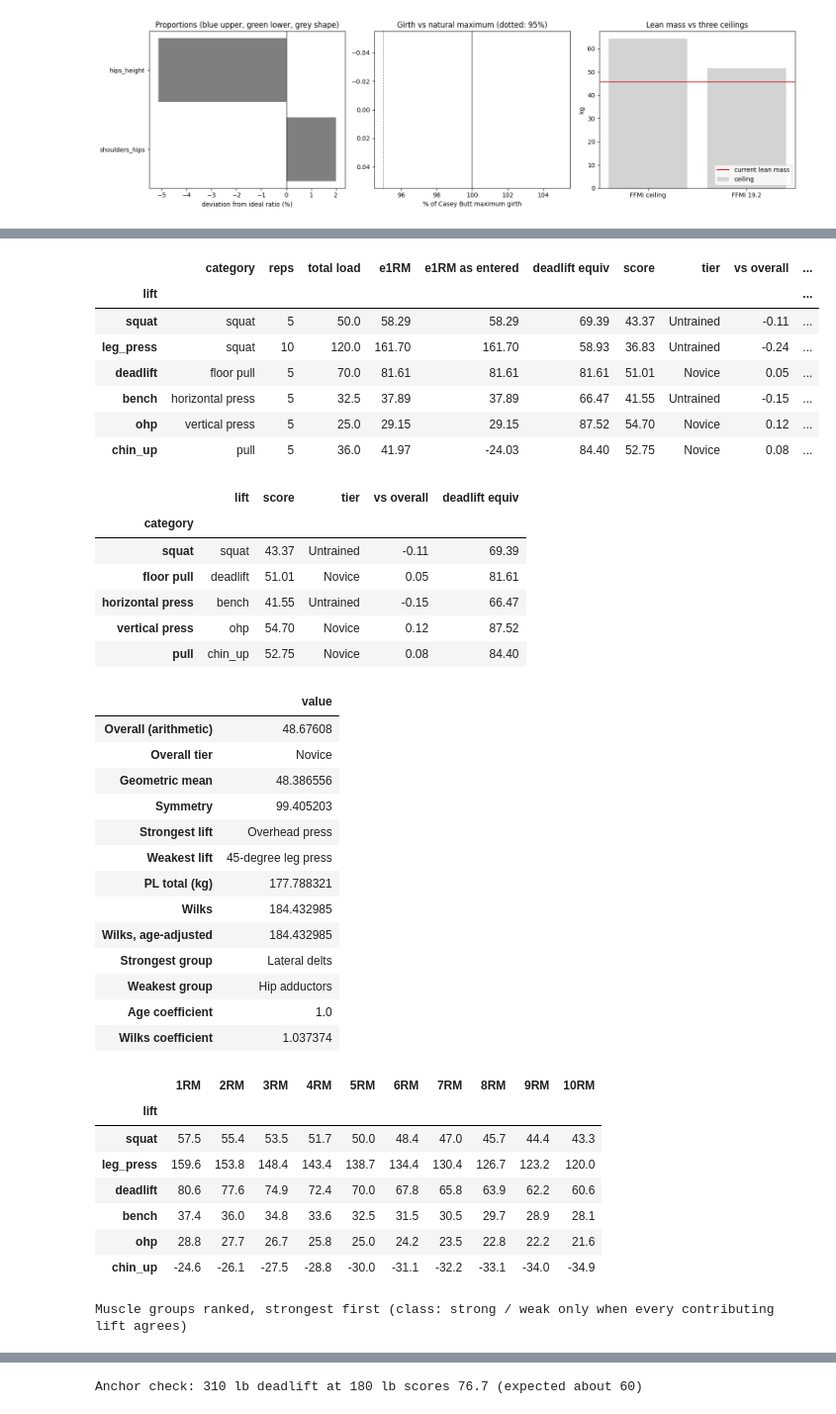
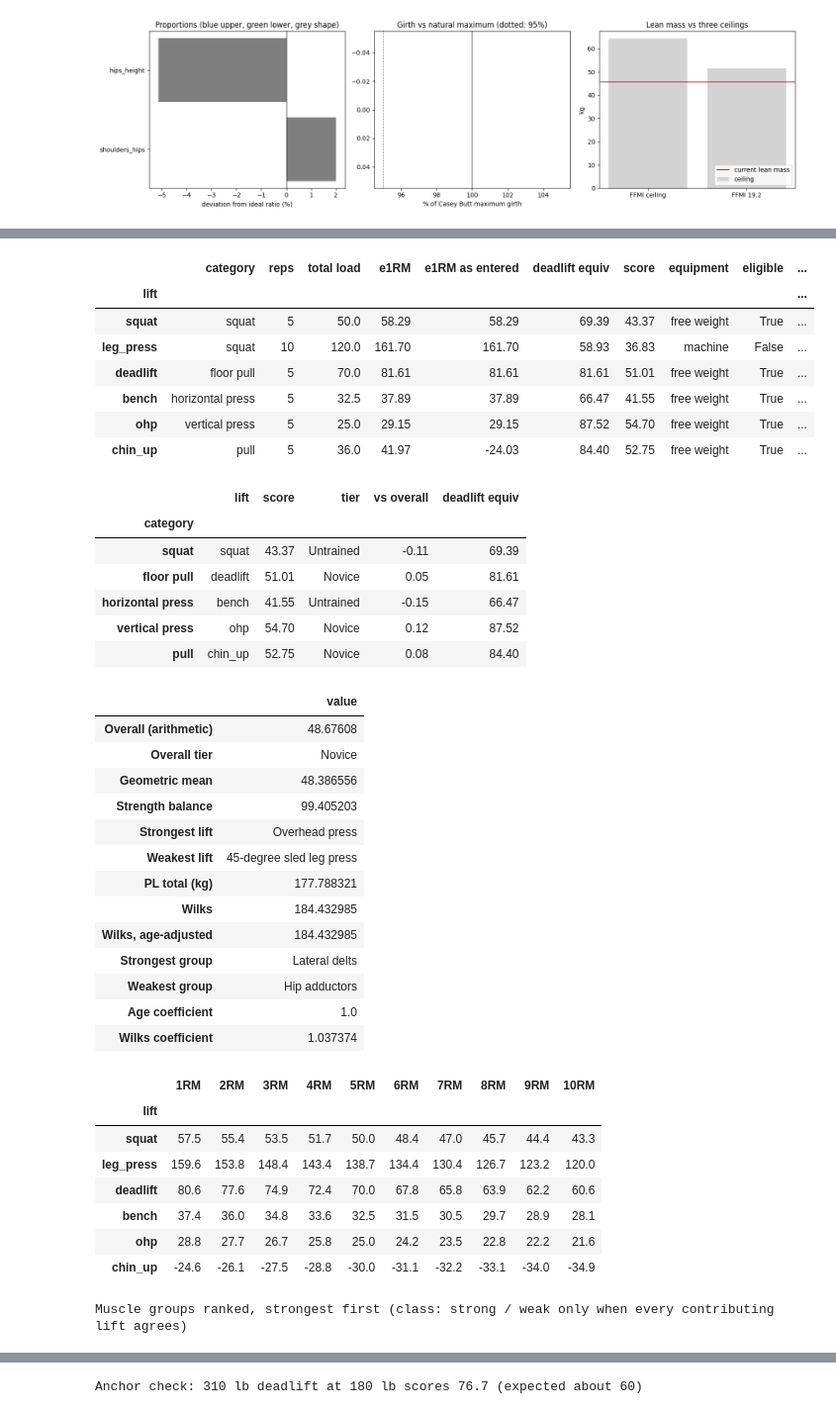
Before and after one commit to danmcne/Body-Assessment, a Jupyter notebook: body_assessment.ipynb, the cells around one changed output, grey strips where cells are left out. Shown at 99% size. Cells and saved outputs as stored; diff of their text form; code cells hidden in the pictures.

```diff
--- a/body_assessment.ipynb
+++ b/body_assessment.ipynb
@@ -75,7 +76,8 @@ butt = block("site", "a (wrist)")
 lifts = block("key", "label").set_index("key")
 tiers = block("tier", "min score")
 agecoef = block("age", "coefficient").astype(float).set_index("age")["coefficient"]
-GROUP_COLS = [c for c in lifts.columns[lifts.columns.get_loc("source") + 1:] if c not in ("bw offset", "factor (male)", "factor (female)")]
+GROUP_COLS = [c for c in lifts.columns[lifts.columns.get_loc("source") + 1:]
+              if c not in ("bw offset", "factor (male)", "factor (female)", "equipment", "confidence")]
 print(f"Dates available: {[d.date().isoformat() for d in history.columns]}")
 # %% [output]
 Sex: female
@@ -289,6 +291,8 @@ def strength(raw):
         if load is None or reps is None or math.isnan(load) or math.isnan(reps):
             continue
         reps = math.floor(reps)                    # sets to failure; decimals rounded down
+        if reps < 1 or reps > 10:
+            continue                               # outside Wathan's reliable range: not scored
         bwlift = int(lifts.at[k, "bodyweight lift"]) == 1
         total = load + (bw if bwlift else 0)
         e1 = total / wathan_factor(reps)
@@ -306,7 +310,12 @@ def strength(raw):
                      "e1RM": e1, "e1RM as entered": e1 - (bw if bwlift else 0), "deadlift equiv": dleq,
                      "score": dleq * perkg, "reps maxes": [total * wathan_factor(n) / wathan_factor(eff) - (bw if bwlift else 0) for n in range(1, 11)]})
     T = pd.DataFrame(rows).set_index("lift")
-    cats = T.loc[T.groupby("category")["score"].idxmax()].reset_index().set_index("category")
+    # machine lifts count for a category only when no free-weight lift is entered in it
+    T["equipment"] = [lifts.at[k, "equipment"] for k in T.index]
+    free_cats = set(T.loc[T.equipment != "machine", "category"])
+    T["eligible"] = [(e != "machine") or (c not in free_cats) for e, c in zip(T.equipment, T.category)]
+    E_ = T[T.eligible]
+    cats = E_.loc[E_.groupby("category")["score"].idxmax()].reset_index().set_index("category")
     cats = cats.reindex([c for c in ["squat", "floor pull", "horizontal press", "vertical press", "pull"] if c in cats.index])
     overall = cats.score.mean()
     gm = math.exp(np.log(cats.score).mean())
@@ -322,42 +331,42 @@ def strength(raw):
         if not members:
             grows[g] = {"score": np.nan, "lifts counted": 0, "lowest lift": np.nan, "highest lift": np.nan, "class": "no data"}
             continue
         d = T.loc[members, "vs overall"]
         lo, hi = d.min(), d.max()
         c = ("strong" if lo > P["dev_tol"] else "weak" if hi < -P["dev_tol"]
              else "in line" if (lo >= -P["dev_tol"] and hi <= P["dev_tol"]) else "mixed")
         grows[g] = {"score": T.loc[members, "score"].mean(), "lifts counted": len(members), "lowest lift": lo, "highest lift": hi, "class": c}
     G = pd.DataFrame(grows).T
     G["score"] = G["score"].astype(float)
     G["tier"] = G.score.map(tier); G["vs overall"] = G.score / overall - 1
     summary = {"Overall (arithmetic)": overall, "Overall tier": tier(overall), "Geometric mean": gm,
-               "Symmetry": 100 * gm / overall, "Strongest lift": lifts.at[T.score.idxmax(), "label"],
+               "Strength balance": 100 * gm / overall, "Strongest lift": lifts.at[T.score.idxmax(), "label"],
                "Weakest lift": lifts.at[T.score.idxmin(), "label"], "PL total (kg)": pl_total,
                "Wilks": pl_total * wilks, "Wilks, age-adjusted": pl_total * wilks * agec,
                "Strongest group": G.score.idxmax(), "Weakest group": G.score.idxmin(),
                "Age coefficient": agec, "Wilks coefficient": wilks}
     return T, cats, G, summary, pl
 
 raw = history[date].to_dict()
 T, cats, G, S_sum, PLs = strength(raw)
 display(T.drop(columns="reps maxes").round(2))
 display(cats[["lift", "score", "tier", "vs overall", "deadlift equiv"]].round(2))
 display(pd.Series(S_sum).to_frame("value"))
 display(pd.DataFrame(T["reps maxes"].tolist(), index=T.index, columns=[f"{n}RM" for n in range(1, 11)]).round(1))
 ranked = G.dropna(subset=["score"]).sort_values("vs overall", ascending=False)
 print("Muscle groups ranked, strongest first (class: strong / weak only when every contributing lift agrees)")
 display(ranked[["vs overall", "class", "lowest lift", "highest lift", "lifts counted"]])
 for c_ in ("strong", "weak", "mixed", "in line"):
     print(f"{c_:>8}: {', '.join(ranked.index[ranked['class'] == c_]) or '-'}")
 # %% [output]
-|  | category | reps | total load | e1RM | e1RM as entered | deadlift equiv | score | tier | vs overall | ... |
+|  | category | reps | total load | e1RM | e1RM as entered | deadlift equiv | score | equipment | eligible | ... |
 | lift |  |  |  |  |  |  |  |  |  | ... |
-| squat | squat | 5 | 50.0 | 58.29 | 58.29 | 69.39 | 43.37 | Untrained | -0.11 | ... |
-| leg_press | squat | 10 | 120.0 | 161.70 | 161.70 | 58.93 | 36.83 | Untrained | -0.24 | ... |
-| deadlift | floor pull | 5 | 70.0 | 81.61 | 81.61 | 81.61 | 51.01 | Novice | 0.05 | ... |
-| bench | horizontal press | 5 | 32.5 | 37.89 | 37.89 | 66.47 | 41.55 | Untrained | -0.15 | ... |
-| ohp | vertical press | 5 | 25.0 | 29.15 | 29.15 | 87.52 | 54.70 | Novice | 0.12 | ... |
-| chin_up | pull | 5 | 36.0 | 41.97 | -24.03 | 84.40 | 52.75 | Novice | 0.08 | ... |
+| squat | squat | 5 | 50.0 | 58.29 | 58.29 | 69.39 | 43.37 | free weight | True | ... |
+| leg_press | squat | 10 | 120.0 | 161.70 | 161.70 | 58.93 | 36.83 | machine | False | ... |
+| deadlift | floor pull | 5 | 70.0 | 81.61 | 81.61 | 81.61 | 51.01 | free weight | True | ... |
+| bench | horizontal press | 5 | 32.5 | 37.89 | 37.89 | 66.47 | 41.55 | free weight | True | ... |
+| ohp | vertical press | 5 | 25.0 | 29.15 | 29.15 | 87.52 | 54.70 | free weight | True | ... |
+| chin_up | pull | 5 | 36.0 | 41.97 | -24.03 | 84.40 | 52.75 | free weight | True | ... |
 |  | lift | score | tier | vs overall | deadlift equiv |
 | category |  |  |  |  |  |
 | squat | squat | 43.37 | Untrained | -0.11 | 69.39 |
@@ -369,9 +378,9 @@ for c_ in ("strong", "weak", "mixed", "in line"):
 | Overall (arithmetic) | 48.67608 |
 | Overall tier | Novice |
 | Geometric mean | 48.386556 |
-| Symmetry | 99.405203 |
+| Strength balance | 99.405203 |
 | Strongest lift | Overhead press |
-| Weakest lift | 45-degree leg press |
+| Weakest lift | 45-degree sled leg press |
 | PL total (kg) | 177.788321 |
 | Wilks | 184.432985 |
 | Wilks, age-adjusted | 184.432985 |
```
Also changed, not shown: parts of 5 cells of this notebook, 3 other files.
